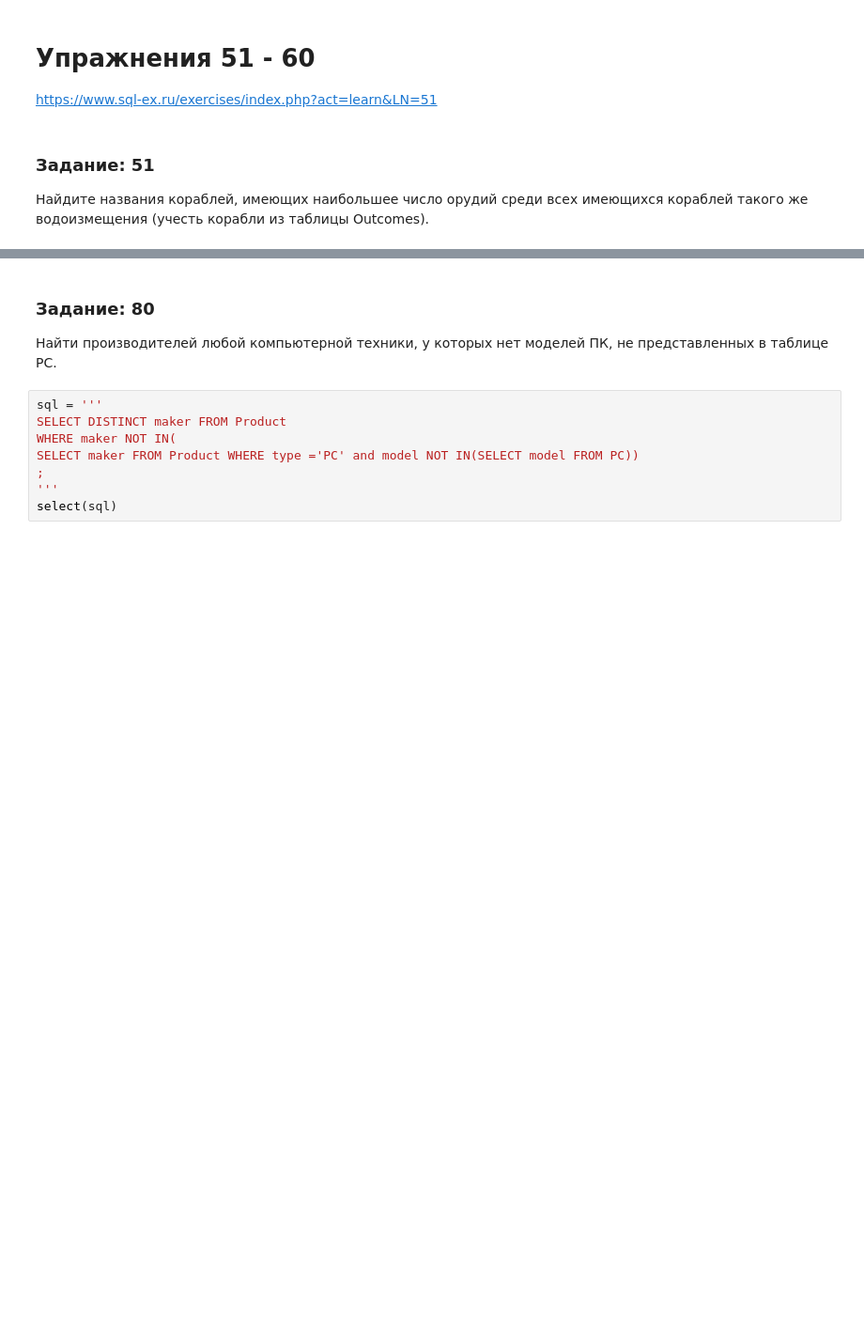
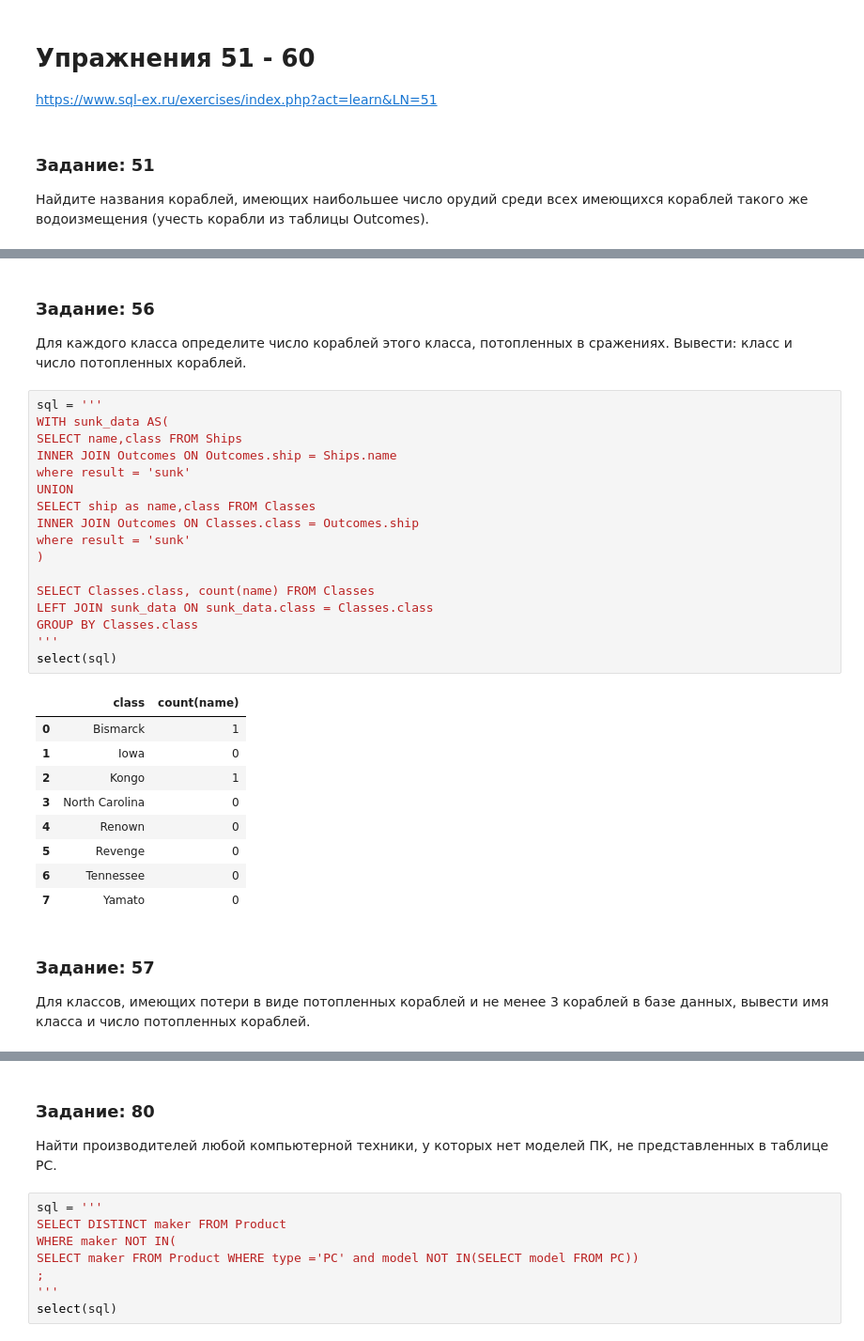
Before and after one commit to kotl68/SQL, a Jupyter notebook: SQL-EX.ipynb, the cells around one changed output, grey strips where cells are left out. Shown at 94% size. Cells and saved outputs as stored; diff of their text form; blank space fills up the shorter version.

```diff
--- a/SQL-EX.ipynb
+++ b/SQL-EX.ipynb
@@ -1738,0 +1856,33 @@ https://www.sql-ex.ru/exercises/index.php?act=learn&LN=51
+# %% [markdown]
+### Задание: 56
+Для каждого класса определите число кораблей этого класса, потопленных в сражениях. Вывести: класс и число потопленных кораблей.
+# %%
+sql = '''
+WITH sunk_data AS(
+SELECT name,class FROM Ships
+INNER JOIN Outcomes ON Outcomes.ship = Ships.name
+where result = 'sunk'
+UNION
+SELECT ship as name,class FROM Classes
+INNER JOIN Outcomes ON Classes.class = Outcomes.ship
+where result = 'sunk'
+)
+
+SELECT Classes.class, count(name) FROM Classes
+LEFT JOIN sunk_data ON sunk_data.class = Classes.class
+GROUP BY Classes.class
+'''
+select(sql)
+# %% [output]
+|  | class | count(name) |
+| 0 | Bismarck | 1 |
+| 1 | Iowa | 0 |
+| 2 | Kongo | 1 |
+| 3 | North Carolina | 0 |
+| 4 | Renown | 0 |
+| 5 | Revenge | 0 |
+| 6 | Tennessee | 0 |
+| 7 | Yamato | 0 |
+# %% [markdown]
+### Задание: 57
+Для классов, имеющих потери в виде потопленных кораблей и не менее 3 кораблей в базе данных, вывести имя класса и число потопленных кораблей.
```
Also changed, not shown: parts of 20 cells of this notebook.
